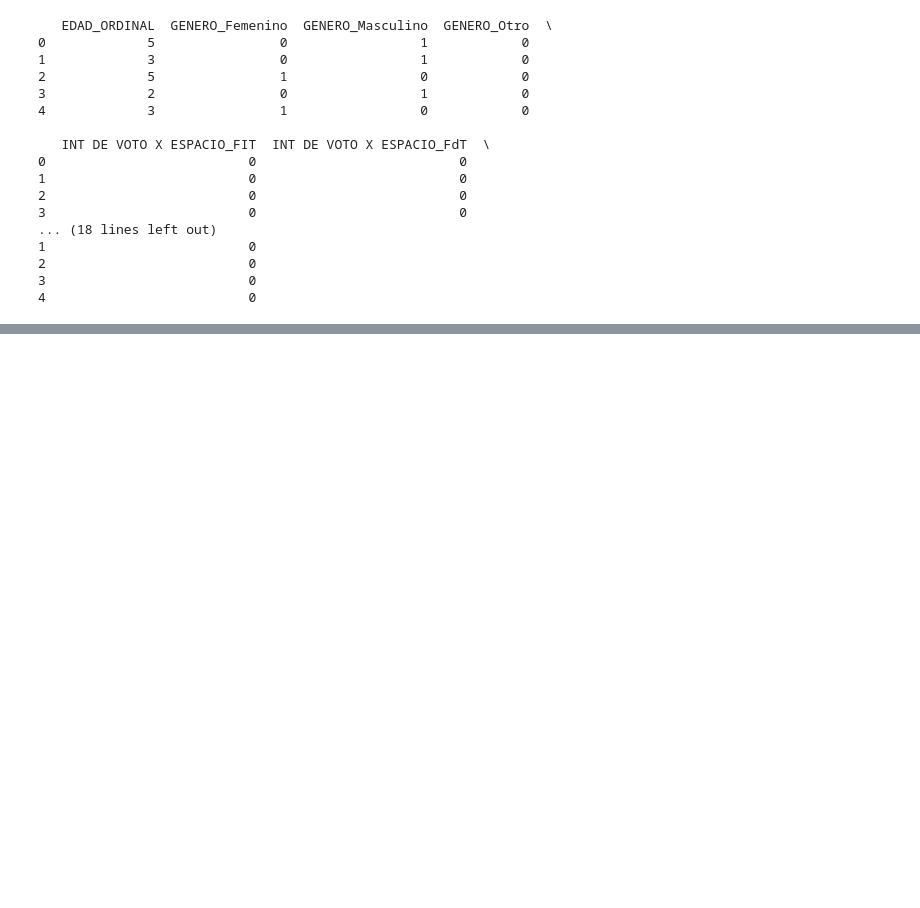
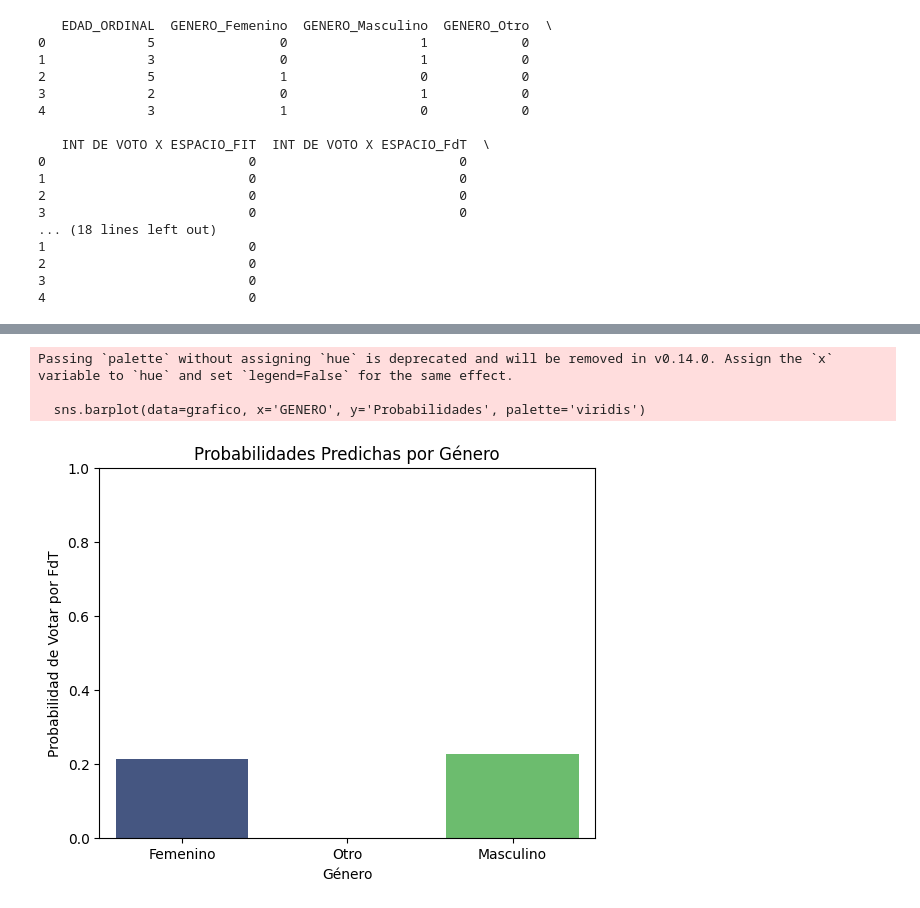
Before and after one commit to imascarenho/Metodo_OP, a Jupyter notebook: TP Final/TP_Final.ipynb, the cells around one changed output, grey strips where cells are left out. Drawn from its saved outputs; the diff is of its cells as text; code cells hidden in the pictures; blank space fills up the shorter version.

Commit message:
Rgresion por genero

```diff
--- a/TP Final/TP_Final.ipynb
+++ b/TP Final/TP_Final.ipynb
@@ -578,0 +601,21 @@ dtype: float64
+# %%
+#REGRESIÓN PARA EL FRENTE DE TODOS
+
+# Selección de la variable dependiente (INT DE VOTO X ESPACIO_FdT)
+y = df_Rosario_final['INT DE VOTO X ESPACIO_FdT']
+
+# Selección de las variables independientes (variables de género)
+X = df_Rosario_final[['GENERO_Masculino', 'GENERO_Otro']]
+
+# Agregamos una constante a las variables independientes
+X = sm.add_constant(X)
+
+# Ajuste del modelo de regresión logística
+logit_model = sm.Logit(y, X)
+result = logit_model.fit()
+
+# Resumen de los resultados
+print(result.summary())
+
+# Obtener las predicciones
+df_Rosario_final['Probabilidades'] = result.predict(X)
@@ -578,0 +642,25 @@ dtype: float64
+# %%
+# GRÁFICO
+
+# Crear un DataFrame auxiliar para el gráfico
+grafico = df_Rosario_final.groupby(['GENERO_Masculino', 'GENERO_Otro'])['Probabilidades'].mean().reset_index()
+
+# Renombrar columnas para mayor claridad
+grafico['GENERO'] = grafico.apply(
+    lambda row: 'Femenino' if row['GENERO_Masculino'] == 0 and row['GENERO_Otro'] == 0
+    else 'Masculino' if row['GENERO_Masculino'] == 1 else 'Otro',
+    axis=1
+)
+
+# Crear el gráfico
+sns.barplot(data=grafico, x='GENERO', y='Probabilidades', palette='viridis')
+plt.title('Probabilidades Predichas por Género')
+plt.ylabel('Probabilidad de Votar por FdT')  # Cambia según la variable dependiente
+plt.xlabel('Género')
+plt.ylim(0, 1)
+plt.show()
+# %% [output]
+Passing `palette` without assigning `hue` is deprecated and will be removed in v0.14.0. Assign the `x` variable to `hue` and set `legend=False` for the same effect.
+
+  sns.barplot(data=grafico, x='GENERO', y='Probabilidades', palette='viridis')
+[figure, added]
```
Also changed, not shown: parts of 20 cells of this notebook, 1 other file.
